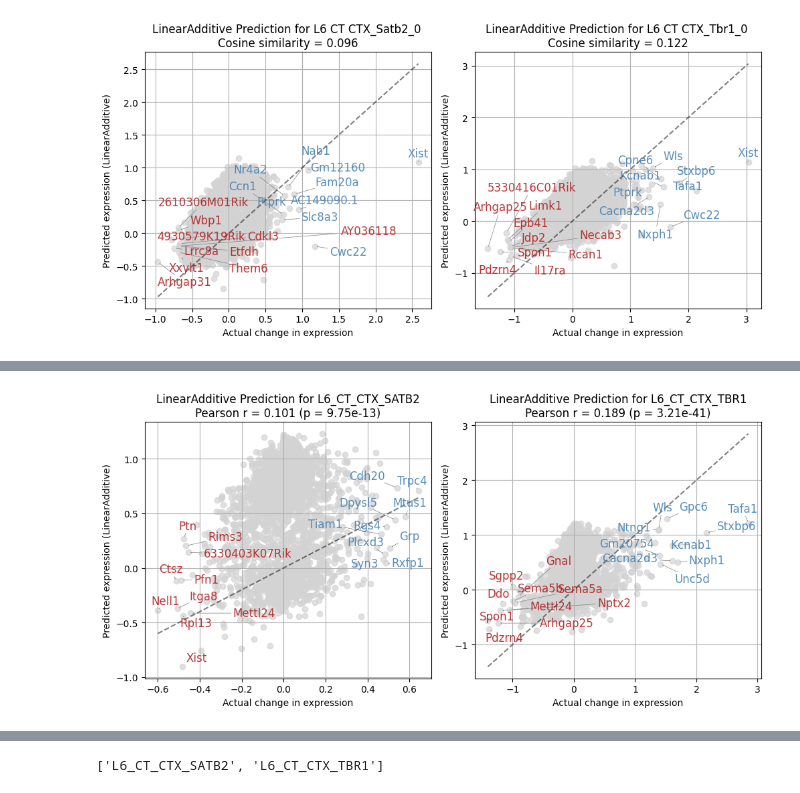
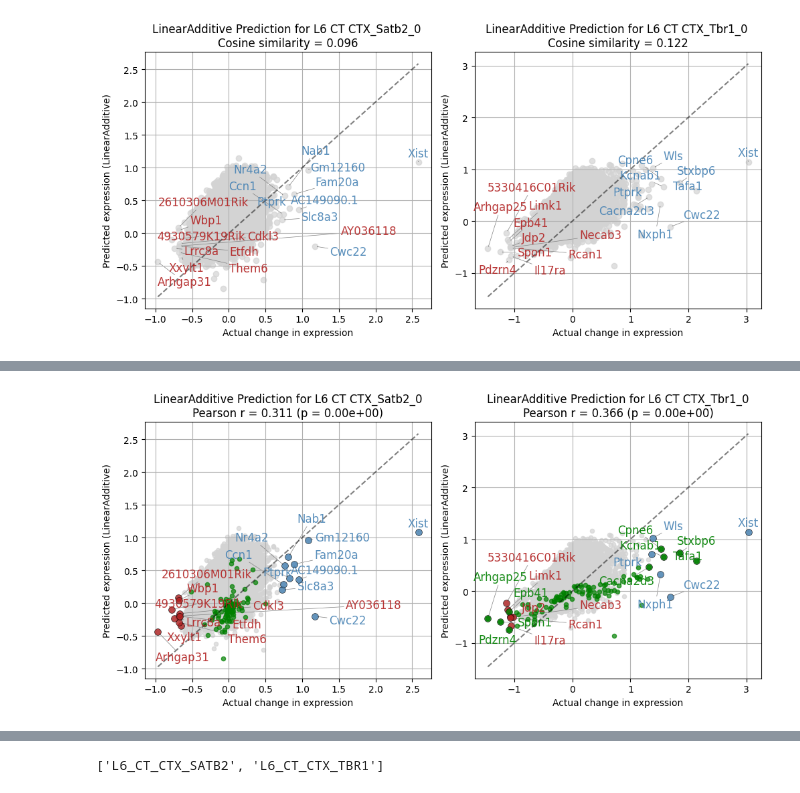
Before and after one commit to asunboi/proving-ground, a Jupyter notebook: 3_visualize/evaluation.ipynb, the cells around one changed output, grey strips where cells are left out. Saved outputs shown, nothing was run; the diff lists cells and outputs as text; code cells hidden in the pictures.

Commit message:
refactor: clean up evaluation.ipynb into one code block

```diff
--- a/3_visualize/evaluation.ipynb
+++ b/3_visualize/evaluation.ipynb
@@ -0,0 +20,18 @@
+# %%
+# # linear 2k genes
+# boli = sc.read_h5ad('/gpfs/home/asun/jin_lab/perturbench/0_datasets/linear_hvg/linear_baseline_hvg.h5ad')
+# pkl_res = "/gpfs/home/asun/jin_lab/perturbench/1_train/logs/train/multiruns/2025-10-26_17-20-19/1/evaluation/eval.pkl"
+
+# linear 32k genes
+# boli = sc.read_h5ad('/gpfs/home/asun/jin_lab/perturbench/0_datasets/linear/linear_baseline.h5ad')
+# pkl_res = "/gpfs/home/asun/jin_lab/perturbench/1_train/logs/train/multiruns/2025-10-28_13-44-13/2/evaluation/eval.pkl"
+
+# # STATE latent 32k genes
+# boli = sc.read_h5ad('/gpfs/home/asun/jin_lab/perturbench/0_datasets/linear/linear_baseline.h5ad')
+# pkl_res = "/gpfs/home/asun/jin_lab/perturbench/1_train/logs/train/runs/2025-11-07_09-32-27_boli_linear_baseline/evaluation/eval.pkl"
+# model_name = "LatentAdditive"
+
+# STATE latent 2k HVG
+boli = sc.read_h5ad('/gpfs/home/asun/jin_lab/perturbench/0_datasets/linear_hvg/linear_baseline_hvg.h5ad')
+pkl_res = "/gpfs/home/asun/jin_lab/perturbench/1_train/logs/train/runs/2025-11-07_09-53-57_boli_linear_baseline/evaluation/eval.pkl"
+model_name = "LatentAdditive"
@@ -81,11 +310,14 @@ from adjustText import adjust_text
 import pickle
 import math
 import scanpy as sc
+import pandas as pd
 
 boli = sc.read_h5ad('/gpfs/home/asun/jin_lab/perturbench/raw_data/boli_ctx_scprocess_no+ctrl.h5ad')
+boli = sc.read_h5ad('/gpfs/home/asun/jin_lab/perturbench/0_datasets/linear/linear_baseline.h5ad')
 
 pkl_res = "/gpfs/home/asun/jin_lab/perturbench/1_train/logs/train/runs/2025-09-26_11-01-16_boli_linear_baseline/evaluation/eval.pkl"
 pkl_res = "/gpfs/home/asun/jin_lab/perturbench/1_train/logs/train/multiruns/2025-10-07_11-33-35/3/evaluation/eval.pkl"
+pkl_res = "/gpfs/home/asun/jin_lab/perturbench/1_train/logs/train/multiruns/2025-10-28_13-44-13/2/evaluation/eval.pkl"
 
 with open(pkl_res, "rb") as f:
     eval_data = pickle.load(f)
@@ -94,6 +326,11 @@ df_pred = eval_data.aggr["logfc"][model_name].to_df()
 df_ref = eval_data.aggr["logfc"]["ref"].to_df()
 genes = boli.var["gene_name"].values
 
+# Define your DEG list here
+#deg_genes = set(["GENE1", "GENE2", "GENE3"])  # Replace with your actual DEG list
+# Or load from a file:
+deg_genes = set(pd.read_csv("/gpfs/home/asun/jin_lab/perturbench/raw_data/top100_ctx_tbr1_L6_CT_CTX.csv")["names"].tolist())
+
 cell_perts = df_pred.index.tolist()
 num_plots = len(cell_perts)
 cols = int(math.ceil(math.sqrt(num_plots))) + 2
@@ -101,51 +338,70 @@ rows = int(math.ceil(num_plots / cols))
 
 fig, axes = plt.subplots(rows, cols, figsize=(5*cols, 5*rows))
 axes = axes.flatten()
+
 for i, cell_pert in enumerate(cell_perts):
     ax = axes[i]
     x_vals = df_ref.loc[cell_pert].values
     y_vals = df_pred.loc[cell_pert].values
 
-    #cos_sim = cosine_similarity(x_vals.reshape(1, -1), y_vals.reshape(1, -1))[0, 0]
     pearson_r, p_value = pearsonr(x_vals, y_vals)
 
     top10_idx = np.argsort(x_vals)[-10:]
     bottom10_idx = np.argsort(x_vals)[:10]
     top_and_bottom_idx = set(top10_idx).union(set(bottom10_idx))
 
-    colors = ["steelblue" if idx in top10_idx else "firebrick" for idx in range(len(y_vals))]
+    # Separate DEGs from non-DEGs for plotting
+    deg_mask = np.array([gene in deg_genes for gene in genes])
+    non_deg_mask = ~deg_mask
 
-    ax.scatter(x_vals, y_vals, alpha=0.7, color="lightgray")
+    # Plot non-DEGs in gray
+    ax.scatter(x_vals[non_deg_mask], y_vals[non_deg_mask], alpha=0.7, color="lightgray", s=20, zorder=1)
+
+    # Plot DEGs in green on top
+    ax.scatter(x_vals[deg_mask], y_vals[deg_mask], alpha=0.7, color="green", s=20, zorder=2)
+
     ax.plot([x_vals.min(), x_vals.max()], [x_vals.min(), x_vals.max()], 'k--', alpha=0.5)
     ax.set_xlabel("Actual change in expression")
     ax.set_ylabel(f"Predicted expression ({model_name})")
-    #ax.set_title(f"{model_name} Prediction for {cell_pert} \nCosine similarity = {cos_sim:.3f}")
     ax.set_title(f"{model_name} Prediction for {cell_pert}\nPearson r = {pearson_r:.3f} (p = {p_value:.2e})")
-
     ax.grid(True)
 
     texts = []
     for idx in top_and_bottom_idx:
-        color = "steelblue" if idx in top10_idx else "firebrick"
+        gene_name = genes[idx]
+
+        # Determine color: green for DEGs, otherwise blue/red based on direction
+        if gene_name in deg_genes:
+            color = "green"
+        elif idx in top10_idx:
+            color = "steelblue"
+        else:
+            color = "firebrick"
+
+        # Highlight labeled points with larger size and black edge
+        ax.scatter(x_vals[idx], y_vals[idx], color=color, s=50, alpha=0.8,
+                  edgecolors='black', linewidths=0.5, zorder=3)
+
         texts.append(
             ax.text(
-                x_vals[idx], y_vals[idx], genes[idx],
+                x_vals[idx], y_vals[idx], gene_name,
                 fontsize=12,
                 color=color,
                 alpha=0.9,
                 ha='right' if idx in top10_idx else 'left',
                 va='bottom'
             )
         )
+
     adjust_text(texts, arrowprops=dict(arrowstyle='->', color='gray', lw=0.5), ax=ax)
 
 for j in range(num_plots, len(axes)):
     fig.delaxes(axes[j])
 
 plt.tight_layout()
 plt.show()
 # %% [output]
-[figure, old version]
+[figure, new version]
 # %%
 import matplotlib.pyplot as plt
 import numpy as np
```
Also changed, not shown: parts of 8 cells of this notebook, 2 other files.
